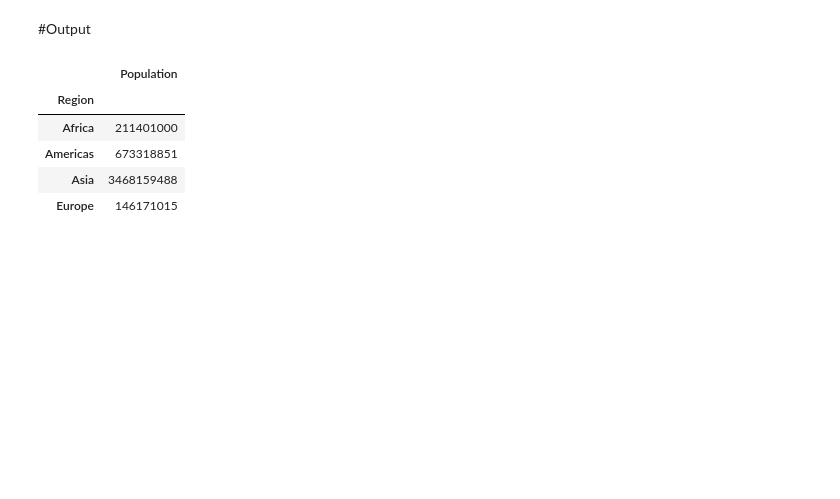
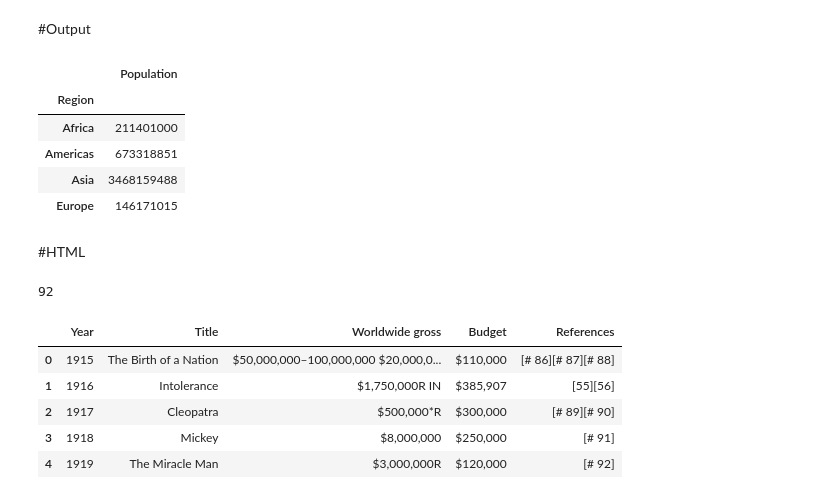
Before and after one commit to KeerthanaSistla/Python-for-Data-Analysis-Visualization, a Jupyter notebook: Data.ipynb, the cells around one changed output. Drawn from its saved outputs; the diff is of its cells as text; code cells hidden in the pictures; blank space fills up the shorter version.

```diff
--- a/Data.ipynb
+++ b/Data.ipynb
@@ -39,3 +41,5 @@ countries_out
 | Europe | 146171015 |
 # %%
 countries_out.to_csv(r'C:\Users\Sistla Keerthana\Downloads\Course Resurces-Python for Data Analysis and Visualization\Course Resurces-Python for Data Analysis and Visualization\11 Data Sources\01 Excel and CSV')
+# %% [markdown]
+#HTML
@@ -41,0 +50,25 @@ countries_out.to_csv(r'C:\Users\Sistla Keerthana\Downloads\Course Resurces-Pytho
+# %%
+url = 'https://en.wikipedia.org/wiki/List_of_highest-grossing_films'
+# %%
+headers = {
+    'User-Agent': 'Mozilla/5.0 (Windows NT 10.0; Win64; x64) AppleWebKit/537.36 '
+                  '(KHTML, like Gecko) Chrome/139.0.0.0 Safari/537.36'
+}
+
+response = requests.get(url, headers=headers)
+response.raise_for_status()
+
+movies = pd.read_html(StringIO(response.text))
+
+print(len(movies))
+# %% [output]
+92
+# %%
+movies[2].head()
+# %% [output]
+|  | Year | Title | Worldwide gross | Budget | References |
+| 0 | 1915 | The Birth of a Nation | $50,000,000–100,000,000 $20,000,0... | $110,000 | [# 86][# 87][# 88] |
+| 1 | 1916 | Intolerance | $1,750,000R IN | $385,907 | [55][56] |
+| 2 | 1917 | Cleopatra | $500,000*R | $300,000 | [# 89][# 90] |
+| 3 | 1918 | Mickey | $8,000,000 | $250,000 | [# 91] |
+| 4 | 1919 | The Miracle Man | $3,000,000R | $120,000 | [# 92] |
```
Also changed, not shown: parts of 2 cells of this notebook.
